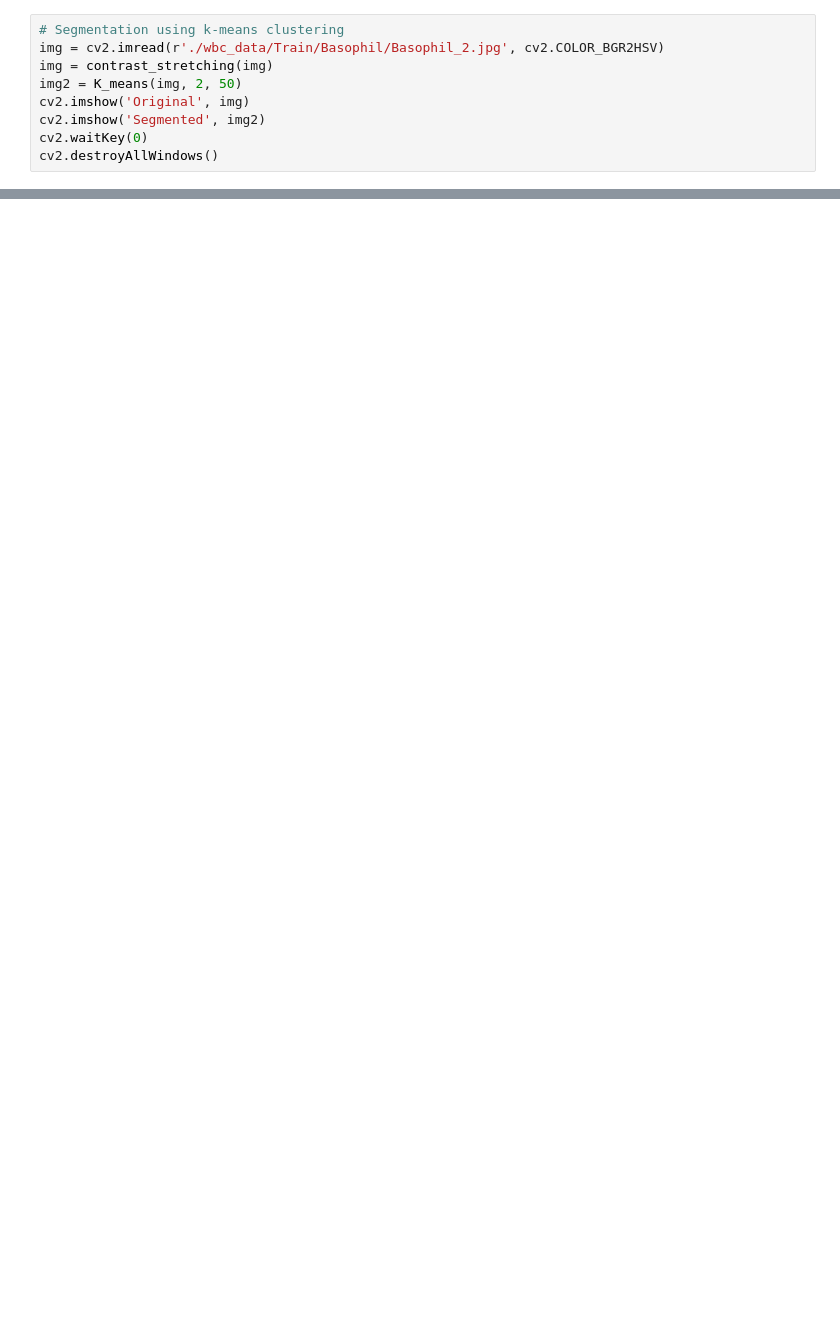
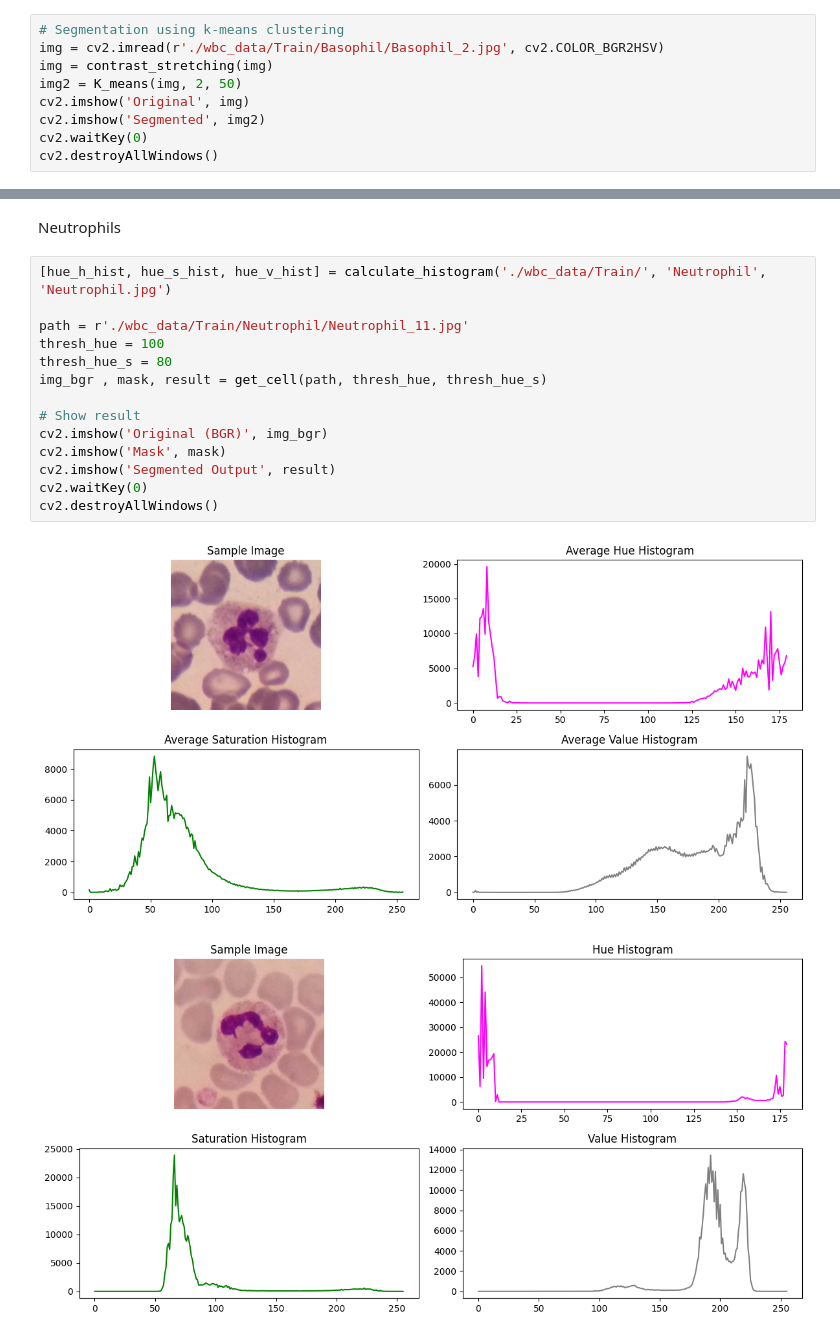
Before and after one commit to MSanan791/DipLabWork, a Jupyter notebook: Script/Assignment2/nucleus.ipynb, the cells around one changed output, grey strips where cells are left out. Drawn from its saved outputs; the diff is of its cells as text; blank space fills up the shorter version.

```diff
--- a/Script/Assignment2/nucleus.ipynb
+++ b/Script/Assignment2/nucleus.ipynb
@@ -94,0 +468,19 @@ calculate_histogram('./wbc_data/Train/', 'Basophil/', 'Basophil_7.jpg')
+# %% [markdown]
+Neutrophils
+# %%
+[hue_h_hist, hue_s_hist, hue_v_hist] = calculate_histogram('./wbc_data/Train/', 'Neutrophil', 'Neutrophil.jpg')
+
+path = r'./wbc_data/Train/Neutrophil/Neutrophil_11.jpg'
+thresh_hue = 100
+thresh_hue_s = 80
+img_bgr , mask, result = get_cell(path, thresh_hue, thresh_hue_s)
+
+# Show result
+cv2.imshow('Original (BGR)', img_bgr)
+cv2.imshow('Mask', mask)
+cv2.imshow('Segmented Output', result)
+cv2.waitKey(0)
+cv2.destroyAllWindows()
+# %% [output]
+[figure, added]
+[figure, added]
```
Also changed, not shown: parts of 26 cells of this notebook, 6 other files.
